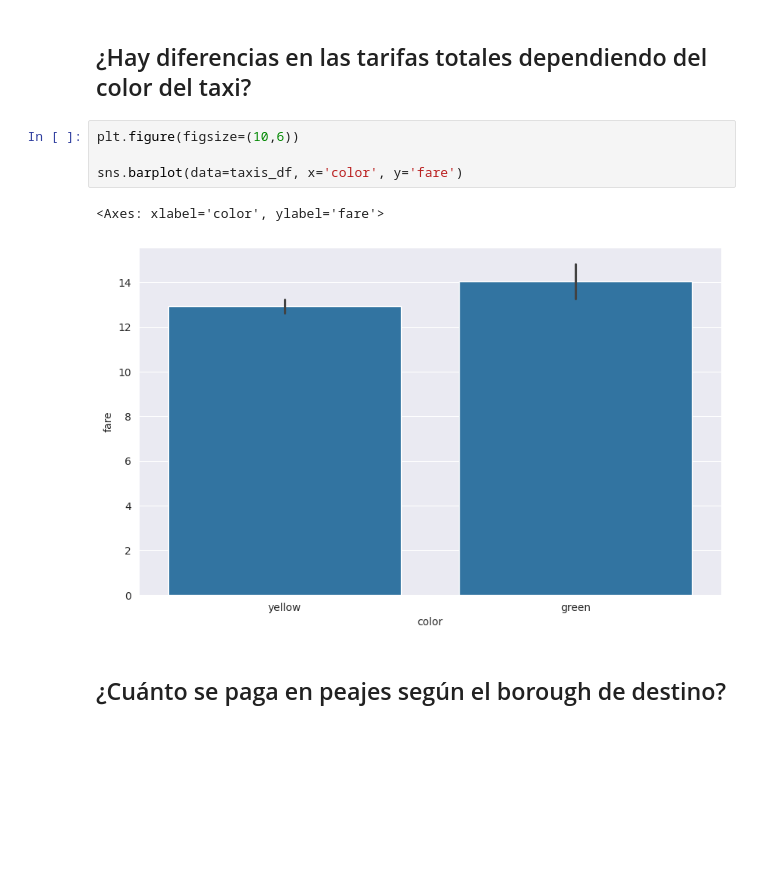
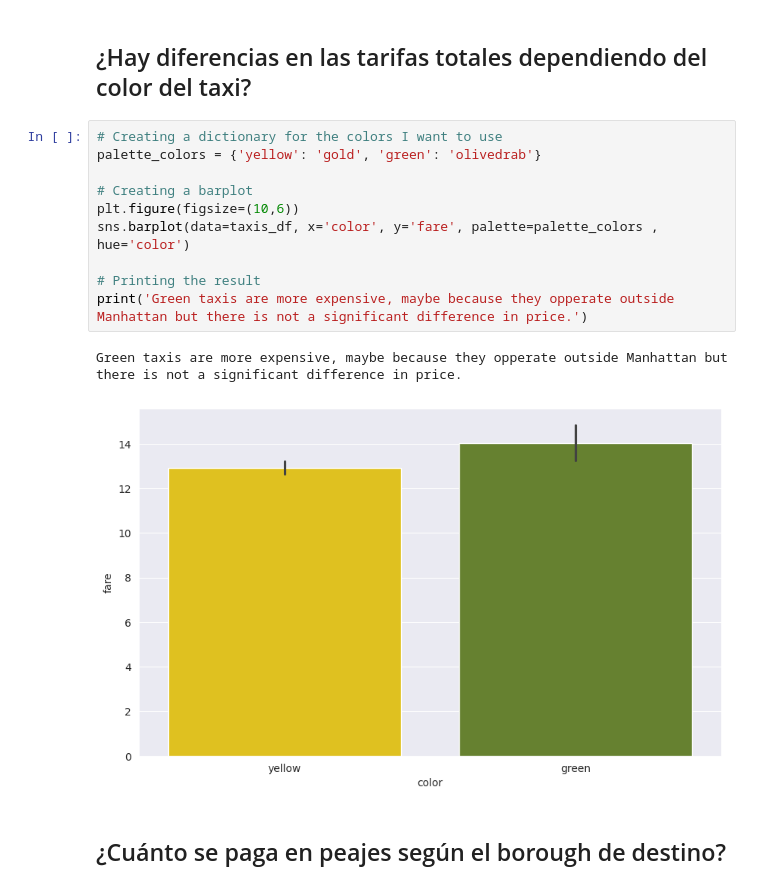
Before and after one commit to MarinaHolland/Python-Intro-for-Data-Science-at-CodeSpace, a Jupyter notebook: Notebooks/Lesson IV - Matplotlib and Seaborn.ipynb, the cells around one changed output. Saved outputs shown, nothing was run; the diff lists cells and outputs as text; blank space fills up the shorter version.

```diff
--- a/Notebooks/Lesson IV - Matplotlib and Seaborn.ipynb
+++ b/Notebooks/Lesson IV - Matplotlib and Seaborn.ipynb
@@ -607,12 +608,18 @@ The result is that when they pay with cash there is no tip, which is a surprise
 # %% [markdown]
 ## ¿Hay diferencias en las tarifas totales dependiendo del color del taxi?
-# %%
-plt.figure(figsize=(10,6))
-
-sns.barplot(data=taxis_df, x='color', y='fare')
-# %% [output]
-<Axes: xlabel='color', ylabel='fare'>
-[figure, removed]
+# %%
+# Creating a dictionary for the colors I want to use
+palette_colors = {'yellow': 'gold', 'green': 'olivedrab'}
+
+# Creating a barplot
+plt.figure(figsize=(10,6))
+sns.barplot(data=taxis_df, x='color', y='fare', palette=palette_colors , hue='color')
+
+# Printing the result
+print('Green taxis are more expensive, maybe because they opperate outside Manhattan but there is not a significant difference in price.')
+# %% [output]
+Green taxis are more expensive, maybe because they opperate outside Manhattan but there is not a significant difference in price.
+[figure, added]
 # %% [markdown]
 ## ¿Cuánto se paga en peajes según el borough de destino?
 # %%
```
Also changed, not shown: parts of 7 cells of this notebook.
